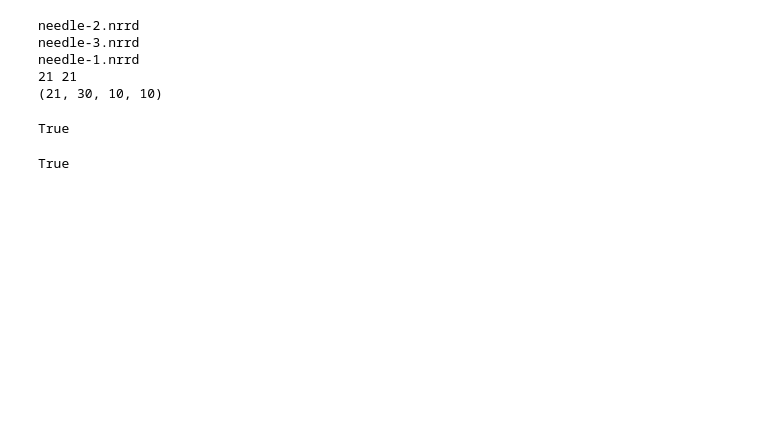
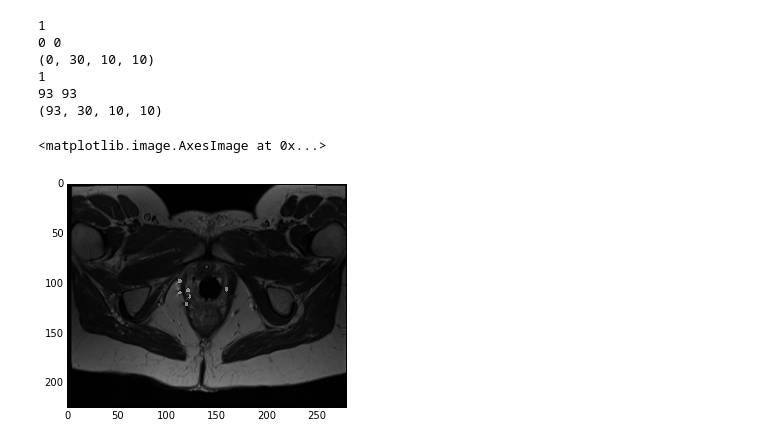
Before and after one commit to pzaffino/needle_tip_detection, a Jupyter notebook: needle_CNN_LASAGNE_PATCH.ipynb, the cells around one changed output. Saved outputs shown, nothing was run; the diff lists cells and outputs as text; code cells hidden in the pictures; blank space fills up the shorter version.

```diff
--- a/needle_CNN_LASAGNE_PATCH.ipynb
+++ b/needle_CNN_LASAGNE_PATCH.ipynb
@@ -163,17 +169,16 @@ def data_for_CNN(general_folder):
 # %%
-X_pos, y_pos, X_neg, y_neg = data_for_CNN("CNN_testing_data/testing_cases")
+X_pos, y_pos, X_neg, y_neg, tips, mri = data_for_CNN("CNN_testing_data/testing_cases")
 # %% [output]
-needle-2.nrrd
-needle-3.nrrd
-needle-1.nrrd
-21 21
-(21, 30, 10, 10)
+1
+0 0
+(0, 30, 10, 10)
+1
+93 93
+(93, 30, 10, 10)
-# %%
-1 not in y_neg
-# %% [output]
-True
-# %%
-0 not in y_pos
-# %% [output]
-True
+# %%
+imshow(mri[1,:,:], cmap="gray")
+imshow(tips[1,:,:], cmap="gray", interpolation="nearest", alpha=0.5)
+# %% [output]
+<matplotlib.image.AxesImage at 0x...>
+[figure, added]
 # %%
```
Also changed, not shown: parts of 6 cells of this notebook.
